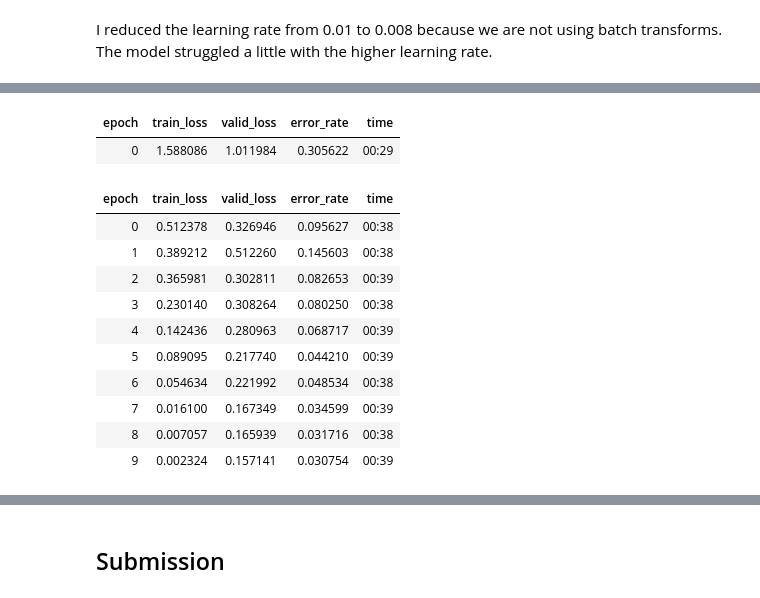
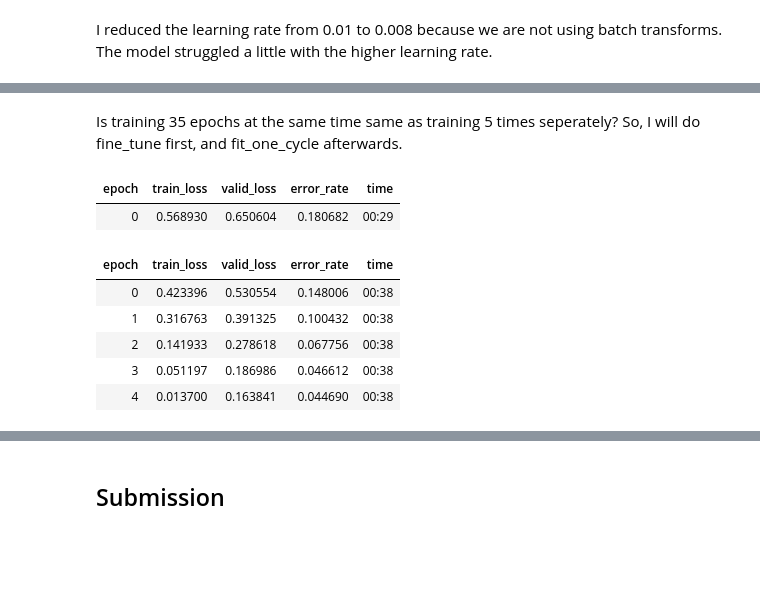
Before and after one commit to galopyz/paddy, a Jupyter notebook: 10_How_much_to_train.ipynb, the cells around one changed output, grey strips where cells are left out. Saved outputs shown, nothing was run; the diff lists cells and outputs as text; code cells hidden in the pictures; blank space fills up the shorter version.

```diff
--- a/10_How_much_to_train.ipynb
+++ b/10_How_much_to_train.ipynb
@@ -66,16 +58,16 @@ def train(arch, epochs=5, item=Resize(192, method='squish'), batch=aug_transform
-# %%
-learn = train(arch, epochs=10, batch=None)
-# %% [output]
-| epoch | train_loss | valid_loss | error_rate | time |
-| 0 | 1.588086 | 1.011984 | 0.305622 | 00:29 |
-| epoch | train_loss | valid_loss | error_rate | time |
-| 0 | 0.512378 | 0.326946 | 0.095627 | 00:38 |
-| 1 | 0.389212 | 0.512260 | 0.145603 | 00:38 |
-| 2 | 0.365981 | 0.302811 | 0.082653 | 00:39 |
-| 3 | 0.230140 | 0.308264 | 0.080250 | 00:38 |
-| 4 | 0.142436 | 0.280963 | 0.068717 | 00:39 |
-| 5 | 0.089095 | 0.217740 | 0.044210 | 00:39 |
-| 6 | 0.054634 | 0.221992 | 0.048534 | 00:38 |
-| 7 | 0.016100 | 0.167349 | 0.034599 | 00:39 |
-| 8 | 0.007057 | 0.165939 | 0.031716 | 00:38 |
-| 9 | 0.002324 | 0.157141 | 0.030754 | 00:39 |
+# %% [markdown]
+Is training 35 epochs at the same time same as training 5 times seperately? So, I will do fine_tune first, and fit_one_cycle afterwards.
+# %%
+dls = ImageDataLoaders.from_folder(trn_path, valid_pct=0.2, item_tfms=Resize(192, method='squish'), seed=42)
+learn = vision_learner(dls, arch, metrics=error_rate).to_fp16()
+# %%
+learn.fine_tune(5, 0.008)
+# %% [output]
+| epoch | train_loss | valid_loss | error_rate | time |
+| 0 | 0.568930 | 0.650604 | 0.180682 | 00:29 |
+| epoch | train_loss | valid_loss | error_rate | time |
+| 0 | 0.423396 | 0.530554 | 0.148006 | 00:38 |
+| 1 | 0.316763 | 0.391325 | 0.100432 | 00:38 |
+| 2 | 0.141933 | 0.278618 | 0.067756 | 00:38 |
+| 3 | 0.051197 | 0.186986 | 0.046612 | 00:38 |
+| 4 | 0.013700 | 0.163841 | 0.044690 | 00:38 |
```
Also changed, not shown: parts of 16 cells of this notebook, 13 other files.
